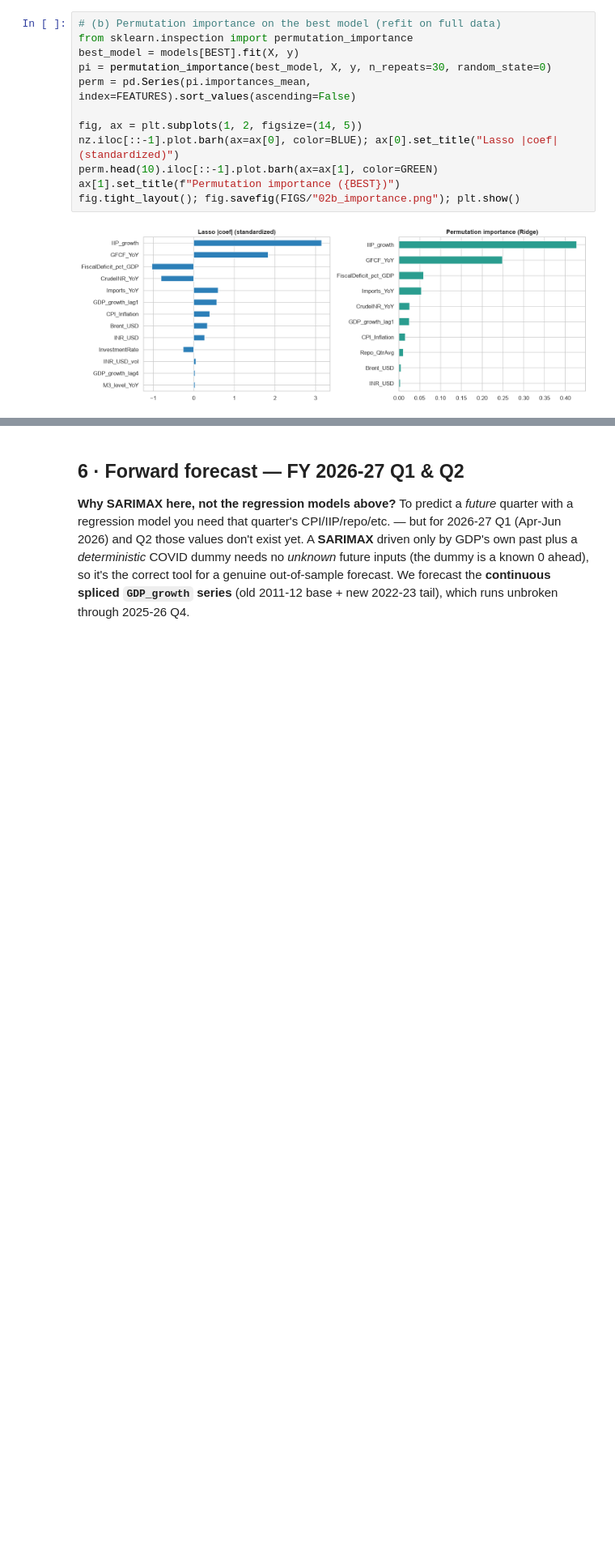
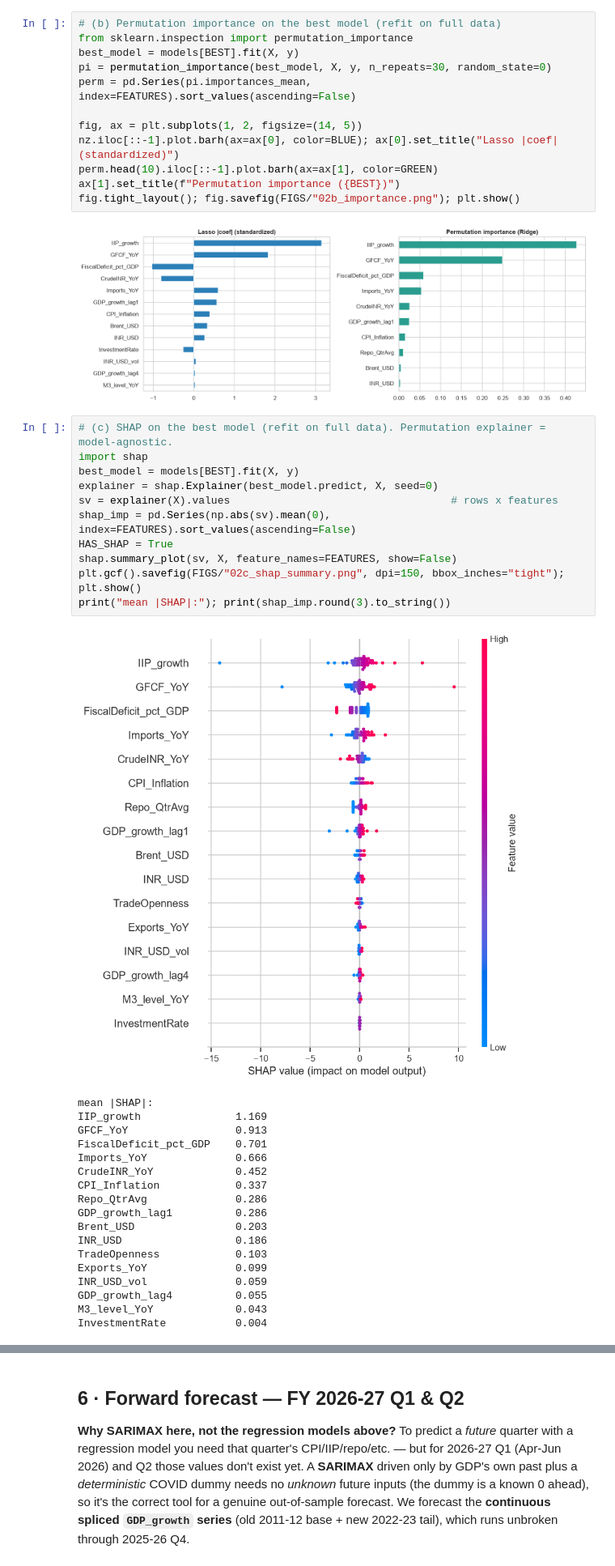
Before and after one commit to Shrutiiicodes/gdp-analysis, a Jupyter notebook: notebooks/02_forecasting.ipynb, the cells around one changed output, grey strips where cells are left out. Shown at 81% size. Saved outputs shown, nothing was run; the diff lists cells and outputs as text; blank space fills up the shorter version.

```diff
--- a/notebooks/02_forecasting.ipynb
+++ b/notebooks/02_forecasting.ipynb
@@ -269,6 +271,36 @@ ax[1].set_title(f"Permutation importance ({BEST})")
 fig.tight_layout(); fig.savefig(FIGS/"02b_importance.png"); plt.show()
 # %% [output]
 [figure]
+# %%
+# (c) SHAP on the best model (refit on full data). Permutation explainer = model-agnostic.
+import shap
+best_model = models[BEST].fit(X, y)
+explainer = shap.Explainer(best_model.predict, X, seed=0)
+sv = explainer(X).values                                   # rows x features
+shap_imp = pd.Series(np.abs(sv).mean(0), index=FEATURES).sort_values(ascending=False)
+HAS_SHAP = True
+shap.summary_plot(sv, X, feature_names=FEATURES, show=False)
+plt.gcf().savefig(FIGS/"02c_shap_summary.png", dpi=150, bbox_inches="tight"); plt.show()
+print("mean |SHAP|:"); print(shap_imp.round(3).to_string())
+# %% [output]
+[figure, added]
+mean |SHAP|:
+IIP_growth               1.169
+GFCF_YoY                 0.913
+FiscalDeficit_pct_GDP    0.701
+Imports_YoY              0.666
+CrudeINR_YoY             0.452
+CPI_Inflation            0.337
+Repo_QtrAvg              0.286
+GDP_growth_lag1          0.286
+Brent_USD                0.203
+INR_USD                  0.186
+TradeOpenness            0.103
+Exports_YoY              0.099
+INR_USD_vol              0.059
+GDP_growth_lag4          0.055
+M3_level_YoY             0.043
+InvestmentRate           0.004
 # %%
 # Clean SHAP bar chart: importance (bar length) + direction (color)
 imp  = np.abs(sv).mean(0)
```
Also changed, not shown: parts of 4 cells of this notebook, 4 other files.
